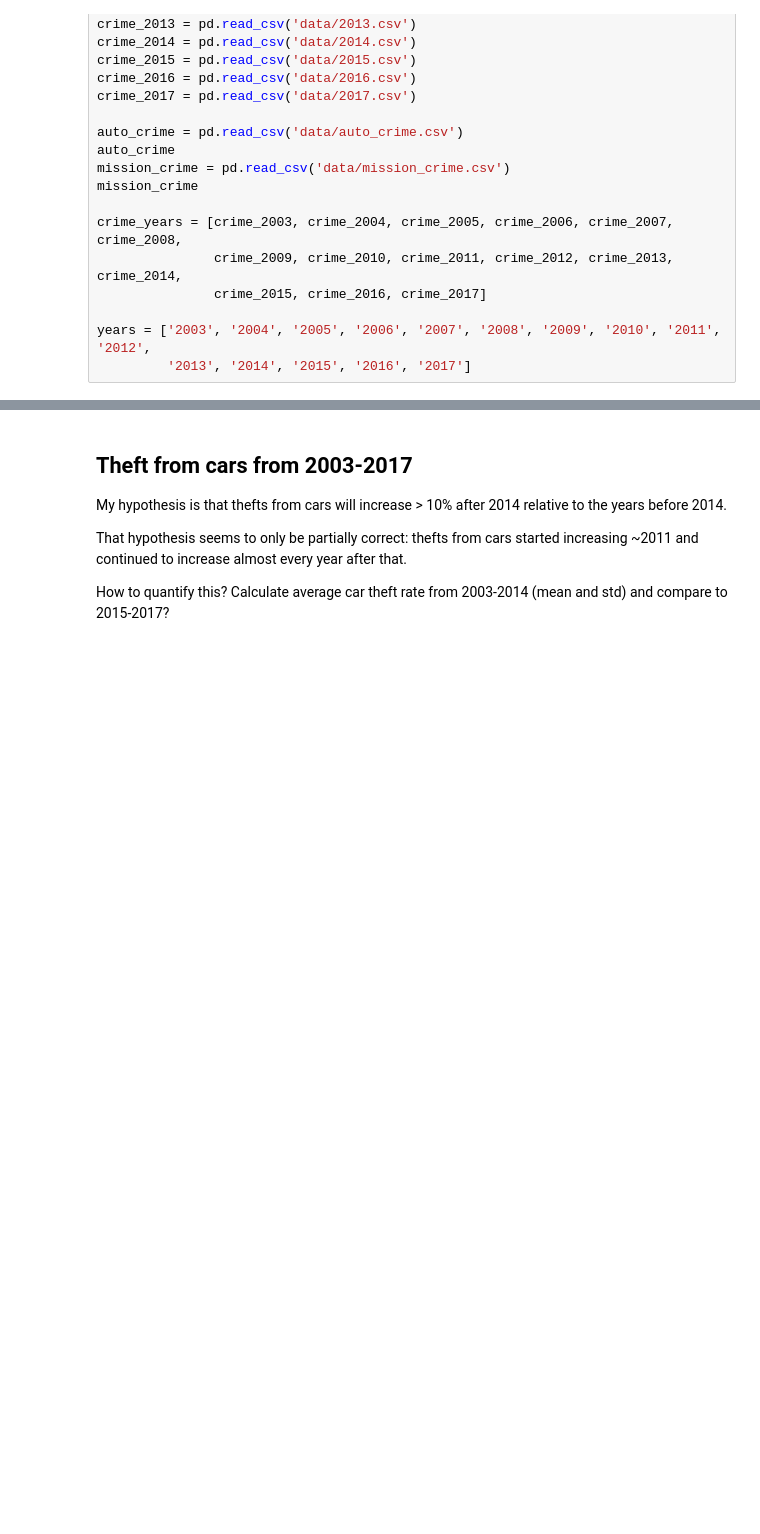
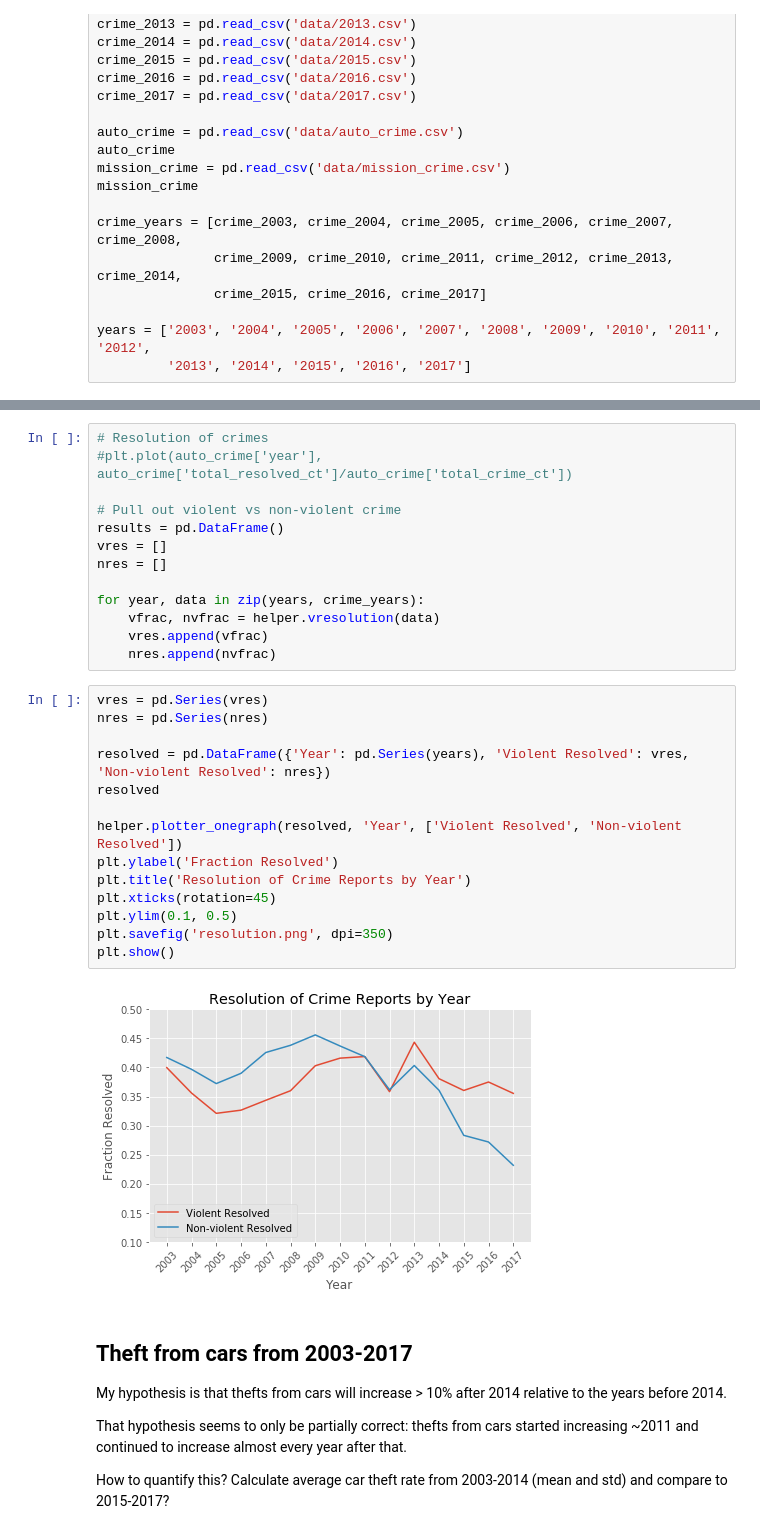
Before and after one commit to mkpetterson/sfcrime, a Jupyter notebook: crime_analysis.ipynb, the cells around one changed output, grey strips where cells are left out. Saved outputs shown, nothing was run; the diff lists cells and outputs as text; blank space fills up the shorter version.

```diff
--- a/crime_analysis.ipynb
+++ b/crime_analysis.ipynb
@@ -100,3 +124,32 @@ No handles with labels found to put in legend.
+# %%
+# Resolution of crimes
+#plt.plot(auto_crime['year'], auto_crime['total_resolved_ct']/auto_crime['total_crime_ct'])
+
+# Pull out violent vs non-violent crime
+results = pd.DataFrame()
+vres = []
+nres = []
+
+for year, data in zip(years, crime_years):
+    vfrac, nvfrac = helper.vresolution(data)
+    vres.append(vfrac)
+    nres.append(nvfrac)
+# %%
+vres = pd.Series(vres)
+nres = pd.Series(nres)
+
+resolved = pd.DataFrame({'Year': pd.Series(years), 'Violent Resolved': vres, 'Non-violent Resolved': nres})
+resolved
+
+helper.plotter_onegraph(resolved, 'Year', ['Violent Resolved', 'Non-violent Resolved'])
+plt.ylabel('Fraction Resolved')
+plt.title('Resolution of Crime Reports by Year')
+plt.xticks(rotation=45)
+plt.ylim(0.1, 0.5)
+plt.savefig('resolution.png', dpi=350)
+plt.show()
+# %% [output]
+[figure, added]
 # %% [markdown]
 ## Theft from cars from 2003-2017
 
```
Also changed, not shown: parts of 11 cells of this notebook, 18 other files.
